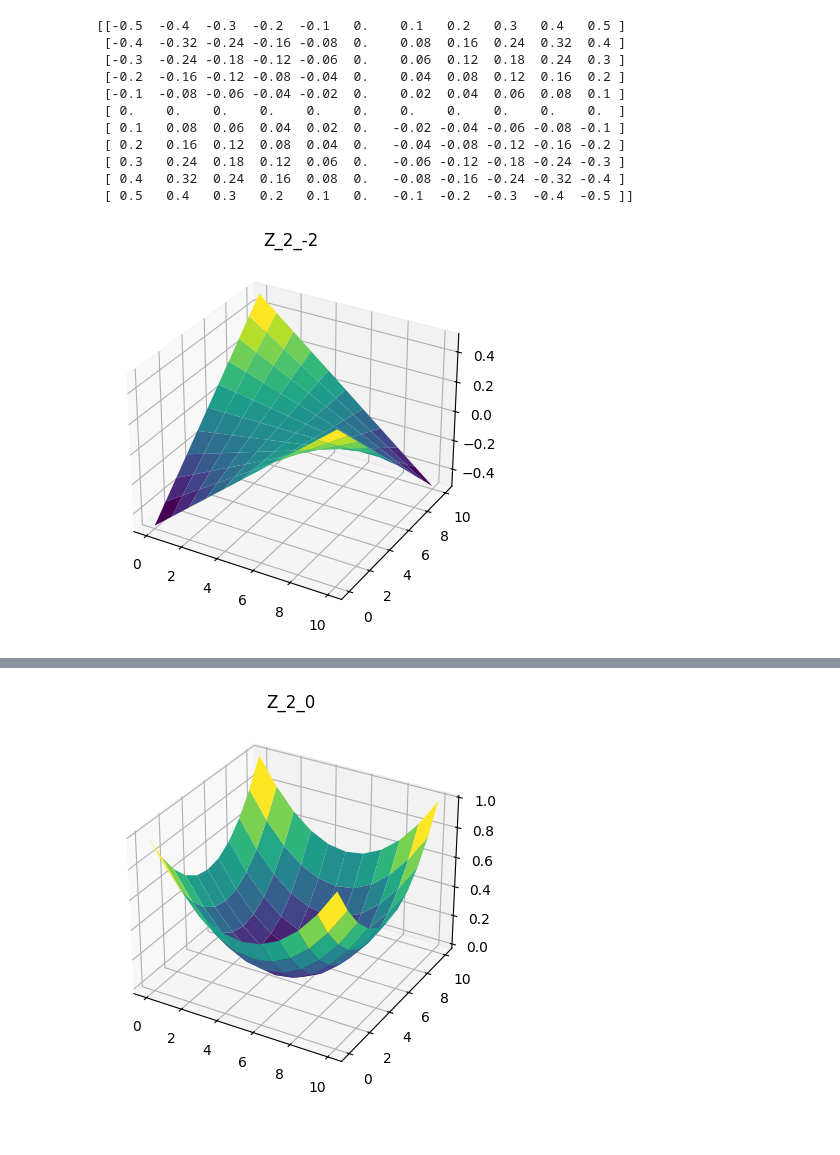
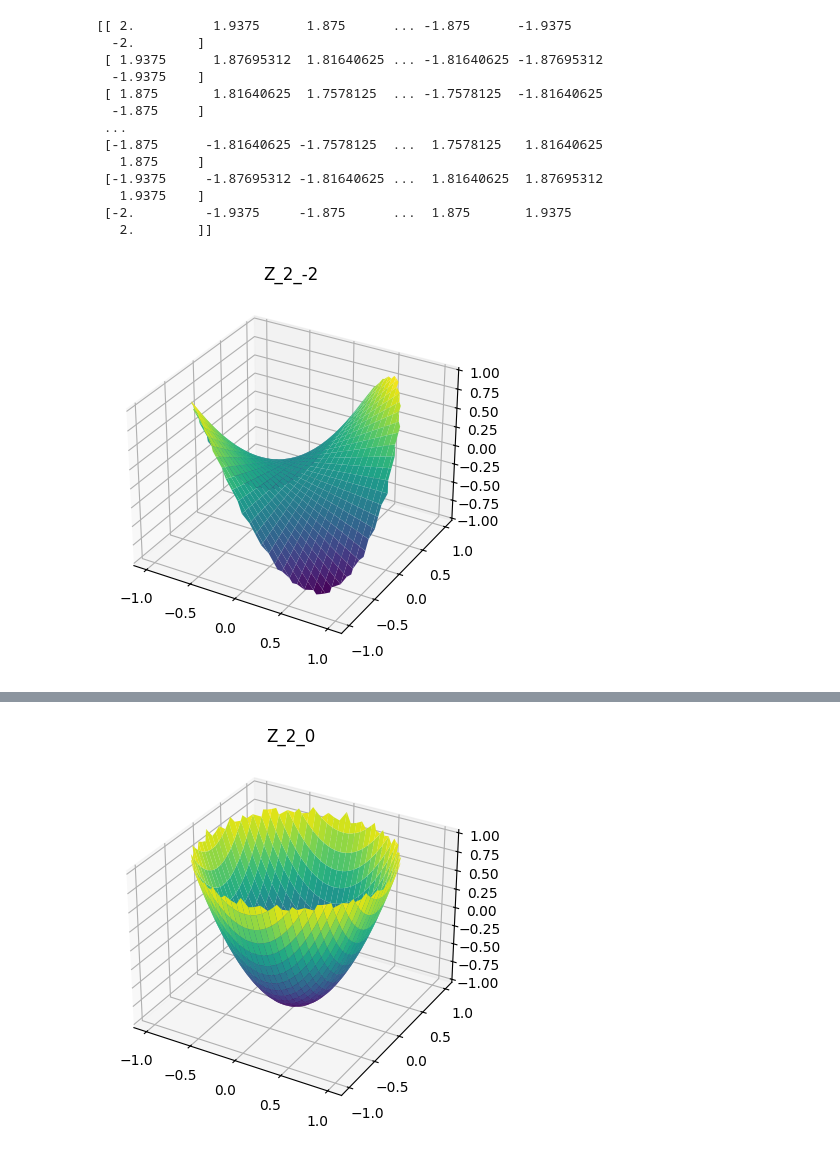
Before and after one commit to abhisheknaik96/minimal_ao_simulator, a Jupyter notebook: test.ipynb, the cells around one changed output, grey strips where cells are left out. Drawn from its saved outputs; the diff is of its cells as text; code cells hidden in the pictures.

Commit message:
EOD checkpoint: created circular surfaces with arbitrary coefficients on domain [-1, 1]

```diff
--- a/test.ipynb
+++ b/test.ipynb
@@ -3,10 +3,19 @@ import numpy as np
 import matplotlib.pyplot as plt
 
 def plot_surface(data, title):
+    num_points = data.shape[0]
+
     # Create X and Y coordinate arrays
-    x = np.arange(data.shape[1])
-    y = np.arange(data.shape[0])
+    x = np.linspace(-1, 1, num_points)
+    y = np.linspace(-1, 1, num_points)
     X, Y = np.meshgrid(x, y)
+
+    # Define circular mask (radius 1)
+    R = np.sqrt(X**2 + Y**2)
+    mask = R <= 1
+
+    # Mask out points outside the circle
+    data_masked = np.where(mask, data, np.nan)
 
     # Create the 3D figure
     fig = plt.figure()
@@ -15,7 +24,7 @@ def plot_surface(data, title):
 
     print(data)
     # Plot the surface
-    surf = ax.plot_surface(X, Y, data, cmap='viridis')
+    surf = ax.plot_surface(X, Y, data_masked, cmap='viridis')
 
     # Add a color bar for reference
     # fig.colorbar(surf)
@@ -25,8 +34,11 @@ def plot_surface(data, title):
 # %%
 wavefront = np.random.random((128, 128)) - 0.5
 # %%
-dm = np.random.random((11, 11)) - 0.5
-origin_x, origin_y = np.array(dm.shape) // 2
+dm_shape = (65, 65)
+dm = np.random.random(dm_shape) - 0.5
+domain_x = np.linspace(-1, 1, dm_shape[0])
+domain_y = np.linspace(-1, 1, dm_shape[1])
+# origin_x, origin_y = np.array(dm.shape) // 2
 # %%
 z_0_0 = np.ones(dm.shape)
 plot_surface(z_0_0, 'Z_0_0')
@@ -77,9 +56,8 @@ z_1_1m = np.zeros(dm.shape)
 z_1_1 = np.zeros(dm.shape)
 for x in range(dm.shape[0]):
     for y in range(dm.shape[1]):
-        z_1_1m[x,y] = (y - origin_y)
-        z_1_1[x,y] = (x - origin_x)
-z_1_1m /= 10
-z_1_1 /= 10
-print(z_1_1m, '\n\n', z_1_1)
+        z_1_1m[x,y] = domain_y[y]
+        z_1_1[x,y] = domain_x[x]
+plot_surface(z_1_1m, "Z_1_-1")
+plot_surface(z_1_1, "Z_1_1")
 # %% [output]
@@ -103,29 +80,31 @@ print(z_1_1m, '\n\n', z_1_1)
 # %%
 z_2_2m = np.zeros(dm.shape)
 z_2_0 = np.zeros(dm.shape)
 z_2_2 = np.zeros(dm.shape)
 for x in range(dm.shape[0]):
     for y in range(dm.shape[1]):
-        z_2_2m[x,y] = 2 * (x - origin_x) * (y - origin_y)
-        z_2_0[x,y] = 2 * (x - origin_x)**2 + 2 * (y - origin_y)**2 - 1
-        z_2_2[x,y] = -(x - origin_x)**2 + (y - origin_y)**2
-z_2_2m = z_2_2m[::-1] / 100
-z_2_0 /= 100
-z_2_2 /= 50
+        z_2_2m[x,y] = 2 * domain_x[x] * domain_y[y]
+        z_2_0[x,y] = 2 * domain_x[x]**2 + 2 * domain_y[y]**2 - 1
+        z_2_2[x,y] = -domain_x[x]**2 + domain_y[y]**2
+# z_2_2m = z_2_2m[::-1] / 100
+# z_2_0 /= 100
+# z_2_2 /= 50
 
 plot_surface(z_2_2m, "Z_2_-2")
 plot_surface(z_2_0, "Z_2_0")
 plot_surface(z_2_2, "Z_2_2")
 # %% [output]
-[[-0.5  -0.4  -0.3  -0.2  -0.1   0.    0.1   0.2   0.3   0.4   0.5 ]
- [-0.4  -0.32 -0.24 -0.16 -0.08  0.    0.08  0.16  0.24  0.32  0.4 ]
- [-0.3  -0.24 -0.18 -0.12 -0.06  0.    0.06  0.12  0.18  0.24  0.3 ]
- [-0.2  -0.16 -0.12 -0.08 -0.04  0.    0.04  0.08  0.12  0.16  0.2 ]
- [-0.1  -0.08 -0.06 -0.04 -0.02  0.    0.02  0.04  0.06  0.08  0.1 ]
- [ 0.    0.    0.    0.    0.    0.    0.    0.    0.    0.    0.  ]
- [ 0.1   0.08  0.06  0.04  0.02  0.   -0.02 -0.04 -0.06 -0.08 -0.1 ]
- [ 0.2   0.16  0.12  0.08  0.04  0.   -0.04 -0.08 -0.12 -0.16 -0.2 ]
- [ 0.3   0.24  0.18  0.12  0.06  0.   -0.06 -0.12 -0.18 -0.24 -0.3 ]
- [ 0.4   0.32  0.24  0.16  0.08  0.   -0.08 -0.16 -0.24 -0.32 -0.4 ]
- [ 0.5   0.4   0.3   0.2   0.1   0.   -0.1  -0.2  -0.3  -0.4  -0.5 ]]
+[[ 2.          1.9375      1.875      ... -1.875      -1.9375
+  -2.        ]
+ [ 1.9375      1.87695312  1.81640625 ... -1.81640625 -1.87695312
+  -1.9375    ]
+ [ 1.875       1.81640625  1.7578125  ... -1.7578125  -1.81640625
+  -1.875     ]
+ ...
+ [-1.875      -1.81640625 -1.7578125  ...  1.7578125   1.81640625
+   1.875     ]
+ [-1.9375     -1.87695312 -1.81640625 ...  1.81640625  1.87695312
+   1.9375    ]
+ [-2.         -1.9375     -1.875      ...  1.875       1.9375
+   2.        ]]
-[figure, old version]
+[figure, new version]
@@ -143 +118 @@ plot_surface(z_2_2, "Z_2_2")
-[figure, old version]
+[figure, new version]
```
Also changed, not shown: parts of 11 cells of this notebook.
